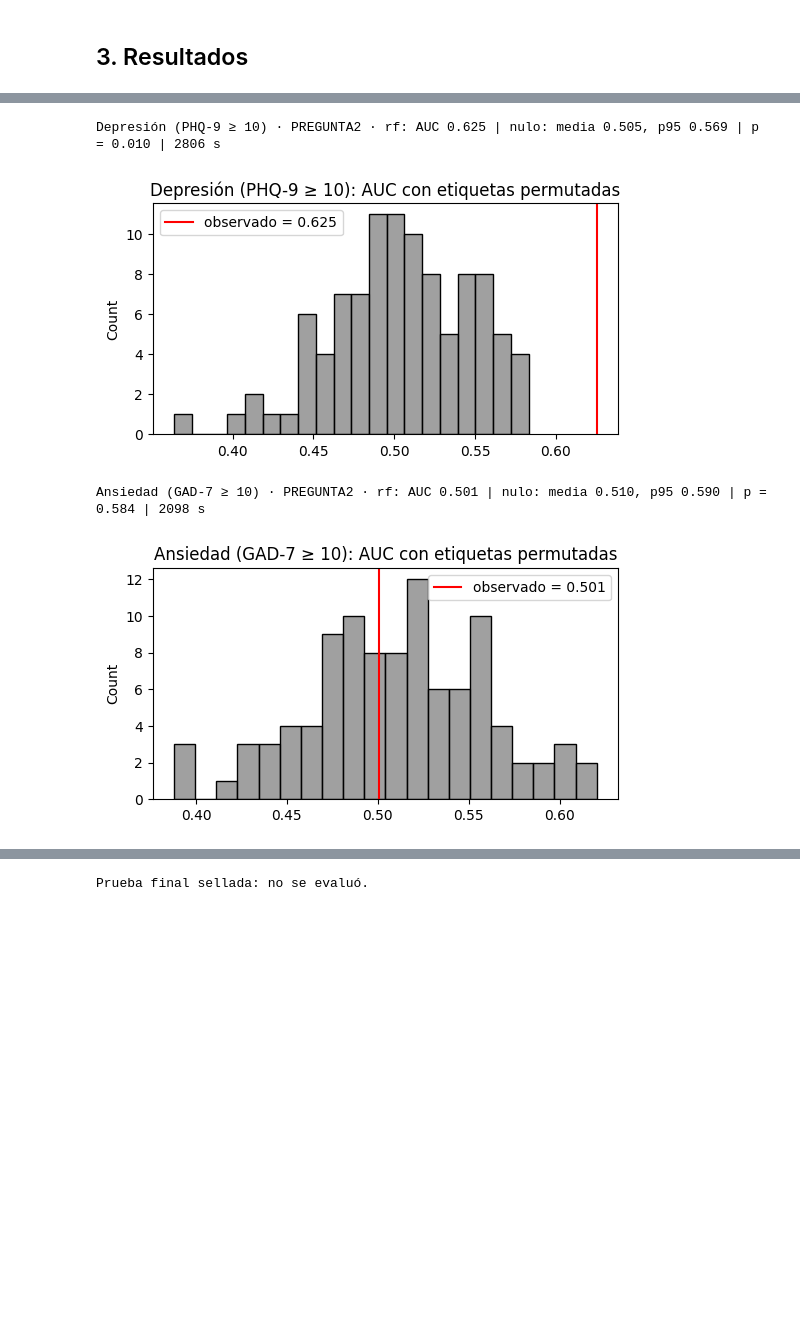
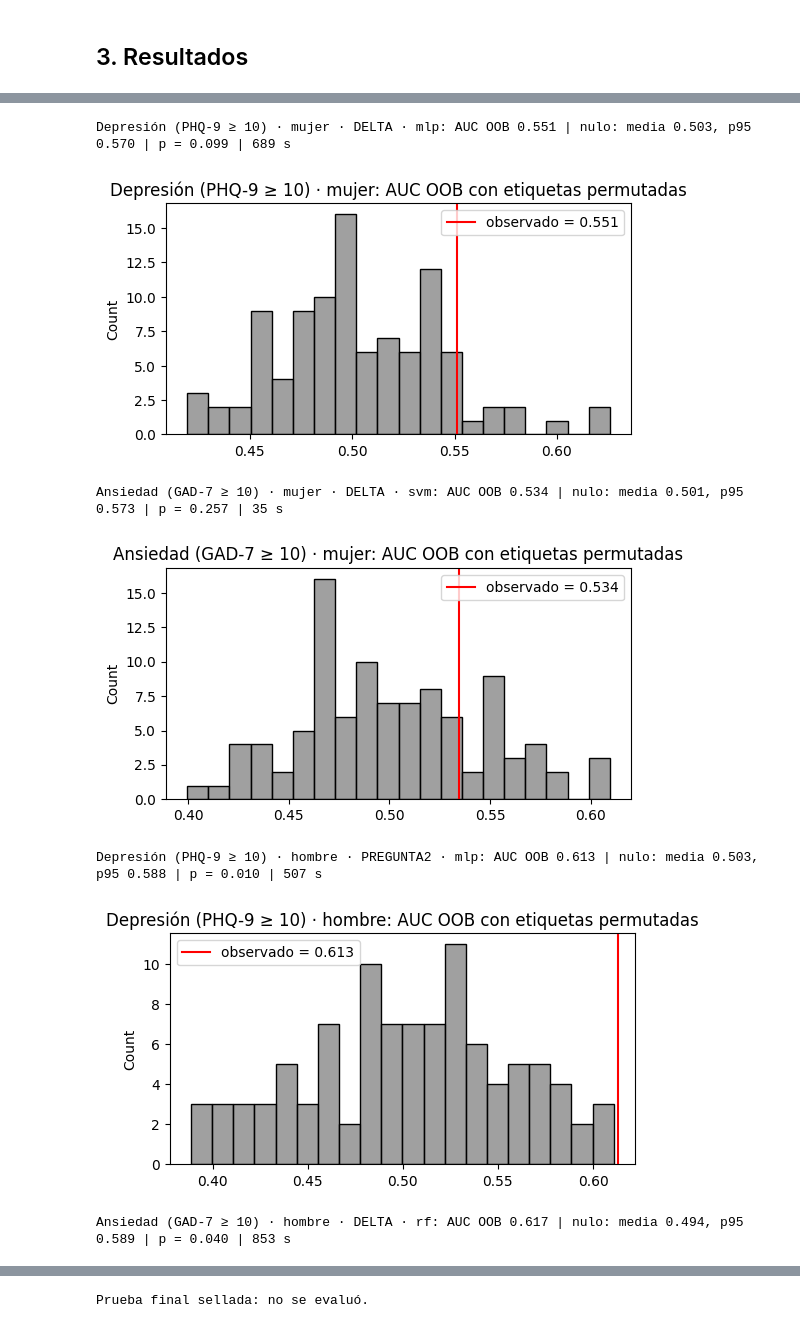
Before and after one commit to VicenteSonez/UA-DB, a Jupyter notebook: modelado/03_predictivo.ipynb, the cells around one changed output, grey strips where cells are left out. Drawn from its saved outputs; the diff is of its cells as text; code cells hidden in the pictures; blank space fills up the shorter version.

```diff
--- a/modelado/03_predictivo.ipynb
+++ b/modelado/03_predictivo.ipynb
@@ -249,0 +293,9 @@ Matriz de confusión y reporte de clasificación con las predicciones fuera de m
+# %%
+for col, nombre in [("auc_632", "AUC .632+"), ("auc_oob", "AUC OOB")]:
+    print(f"{nombre}, media de los 5 modelos:")
+    display(modelos_voz.groupby(["sexo", "objetivo", "conjunto"])[col].mean().unstack("conjunto")
+            .reindex(SEXOS, level="sexo")[list(CONJUNTOS)].round(3))
+print("Configuraciones con AUC .632+ > 0,5 y con AUC OOB > 0,5 en al menos el 80 % de las réplicas:")
+display(modelos_voz.assign(sobre=modelos_voz["auc_632"] > 0.5, estable=modelos_voz["auc_oob_sobre_0.5"] >= 0.8)
+        .groupby(["sexo", "objetivo"])[["sobre", "estable"]].sum().reindex(SEXOS, level="sexo")
+        .rename(columns={"sobre": f"AUC .632+ > 0,5 (de {len(CONJUNTOS) * 5})", "estable": "OOB > 0,5 en ≥ 80 % de réplicas"}))
@@ -249,0 +326,11 @@ Matriz de confusión y reporte de clasificación con las predicciones fuera de m
+# %%
+fig, ax = plt.subplots(2, 2, figsize=(12, 8), sharex=True, sharey=True)
+for i, s in enumerate(SEXOS):
+    for j, (obj, nombre) in enumerate(OBJETIVOS.items()):
+        t = modelos_voz[(modelos_voz["sexo"] == s) & (modelos_voz["objetivo"] == obj)]
+        sns.scatterplot(data=t, x="auc_aparente", y="auc_oob", hue="modelo", style="conjunto", s=70, ax=ax[i, j],
+                        legend=(i == 0 and j == 1))
+        ax[i, j].axhline(0.5, color="red", ls="--", lw=1); ax[i, j].plot([0.3, 1], [0.3, 1], color="grey", lw=0.8)
+        ax[i, j].set_title(f"{nombre} · {s}")
+ax[0, 1].legend(bbox_to_anchor=(1.02, 1), loc="upper left", fontsize=8)
+plt.tight_layout(); plt.show()
@@ -292,23 +398,30 @@ Se permutan las etiquetas y se repite toda la validación (con la búsqueda de h
 # %%
-permutaciones = {}
+filas_perm = []
 if N_PERMUTACIONES > 0:
-    for obj, nombre in OBJETIVOS.items():
-        conj, mod = mejores[obj]
-        clf, grilla = modelos(obj)[mod]
+    rng = np.random.default_rng(SEMILLA)
+    for (s, obj), (conj, mod) in mejores.items():
+        d_s = POR_SEXO[s]
+        est, X, y = pipeline(modelos(d_s[obj])[mod]), d_s[CONJUNTOS[conj]], d_s[obj]
         t0 = time.time()
-        auc, auc_perm, p = permutation_test_score(
-            con_busqueda(clf, grilla), datos[CONJUNTOS[conj]], datos[obj],
-            cv=StratifiedKFold(N_FOLDS, shuffle=True, random_state=SEMILLA), scoring="roc_auc",
-            n_permutations=N_PERMUTACIONES, n_jobs=N_JOBS, random_state=SEMILLA)
-        permutaciones[obj] = auc_perm
-        print(f"{nombre} · {conj} · {mod}: AUC {auc:.3f} | nulo: media {auc_perm.mean():.3f}, "
-              f"p95 {np.percentile(auc_perm, 95):.3f} | p = {p:.3f} | {time.time() - t0:.0f} s")
+        auc = evaluar(est, X, y, n_boot=N_BOOT_PERM)["oob"]["auc"]
+        auc_perm = np.array([evaluar(est, X, pd.Series(rng.permutation(y.values)), n_boot=N_BOOT_PERM)["oob"]["auc"]
+                             for _ in range(N_PERMUTACIONES)])
+        p = (1 + (auc_perm >= auc).sum()) / (N_PERMUTACIONES + 1)
+        anotar(f"{OBJETIVOS[obj]} · {s} · {conj} · {mod}: AUC OOB {auc:.3f} | nulo: media {auc_perm.mean():.3f}, "
+               f"p95 {np.percentile(auc_perm, 95):.3f} | p = {p:.3f} | {time.time() - t0:.0f} s")
+        filas_perm.append({"sexo": s, "objetivo": obj, "conjunto": conj, "modelo": mod, "auc_oob": auc,
+                           "nulo_media": auc_perm.mean(), "nulo_p95": np.percentile(auc_perm, 95), "p": p,
+                           "permutaciones": N_PERMUTACIONES, "replicas_bootstrap": N_BOOT_PERM})
+        pd.DataFrame(filas_perm).to_csv("outputs/predictivo_permutacion.csv", index=False)
         plt.figure(figsize=(6, 3))
         sns.histplot(auc_perm, bins=20, color="grey")
         plt.axvline(auc, color="red", label=f"observado = {auc:.3f}")
-        plt.title(f"{nombre}: AUC con etiquetas permutadas"); plt.legend(); plt.show()
+        plt.title(f"{OBJETIVOS[obj]} · {s}: AUC OOB con etiquetas permutadas"); plt.legend(); plt.show()
 # %% [output]
-Depresión (PHQ-9 ≥ 10) · PREGUNTA2 · rf: AUC 0.625 | nulo: media 0.505, p95 0.569 | p = 0.010 | 2806 s
+Depresión (PHQ-9 ≥ 10) · mujer · DELTA · mlp: AUC OOB 0.551 | nulo: media 0.503, p95 0.570 | p = 0.099 | 689 s
-[figure, old version]
+[figure, new version]
-Ansiedad (GAD-7 ≥ 10) · PREGUNTA2 · rf: AUC 0.501 | nulo: media 0.510, p95 0.590 | p = 0.584 | 2098 s
+Ansiedad (GAD-7 ≥ 10) · mujer · DELTA · svm: AUC OOB 0.534 | nulo: media 0.501, p95 0.573 | p = 0.257 | 35 s
-[figure, old version]
+[figure, new version]
+Depresión (PHQ-9 ≥ 10) · hombre · PREGUNTA2 · mlp: AUC OOB 0.613 | nulo: media 0.503, p95 0.588 | p = 0.010 | 507 s
+[figure, added]
+Ansiedad (GAD-7 ≥ 10) · hombre · DELTA · rf: AUC OOB 0.617 | nulo: media 0.494, p95 0.589 | p = 0.040 | 853 s
```
Also changed, not shown: parts of 38 cells of this notebook, 3 other files.
